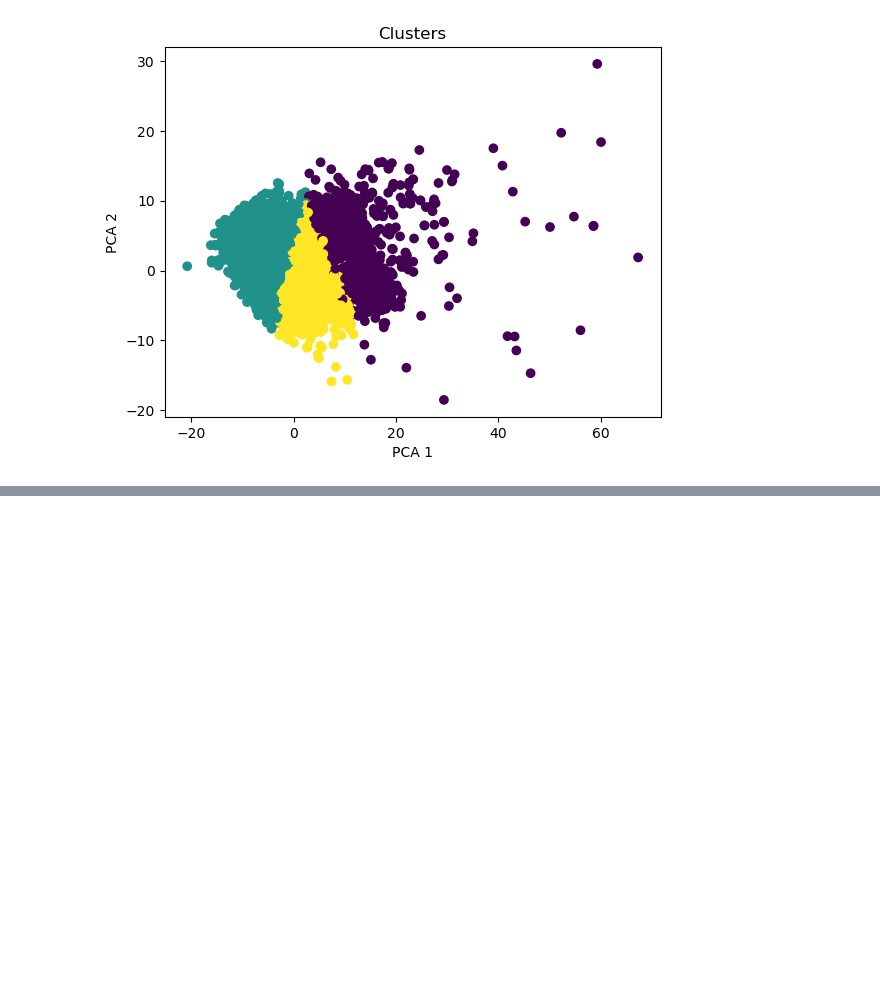
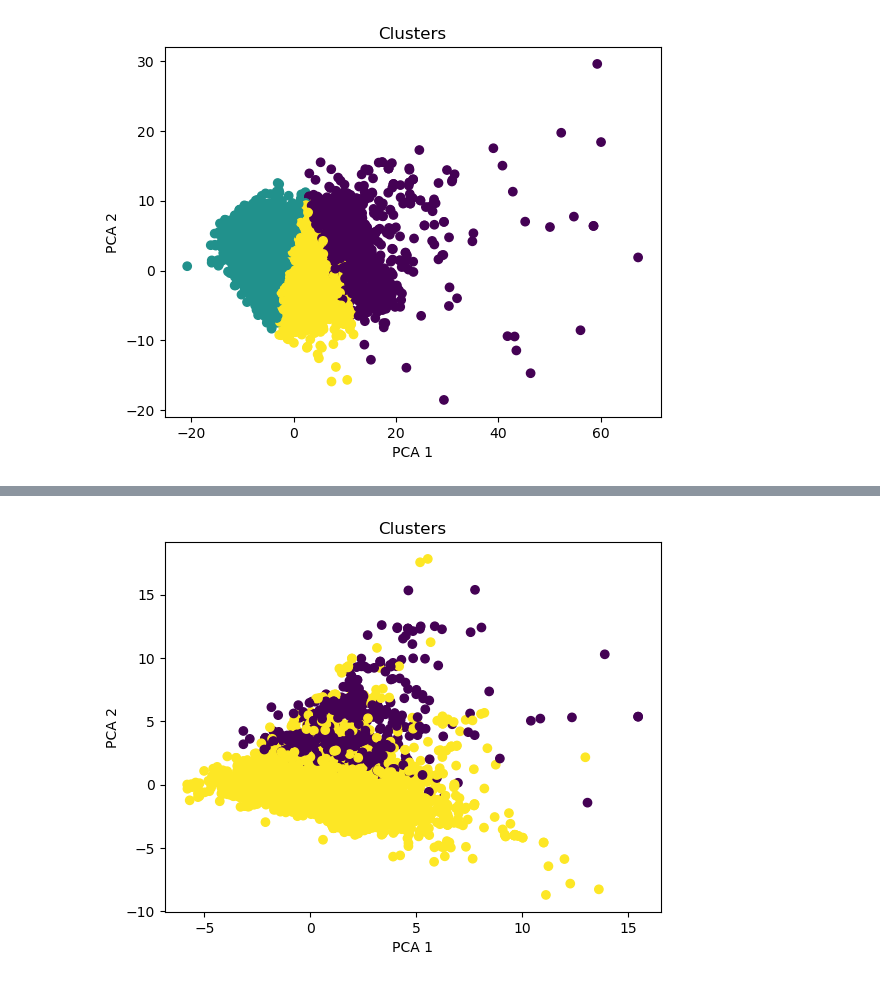
Before and after one commit to BrunoAGSa/Extra-o_Work, a Jupyter notebook: Trabalho parte 2/cyp2c9/trabalho 2.ipynb, the cells around one changed output, grey strips where cells are left out. Saved outputs shown, nothing was run; the diff lists cells and outputs as text; code cells hidden in the pictures; blank space fills up the shorter version.

```diff
--- a/Trabalho parte 2/cyp2c9/trabalho 2.ipynb
+++ b/Trabalho parte 2/cyp2c9/trabalho 2.ipynb
@@ -722,0 +797,3 @@ plt.show()
+# %%
+df_3 = df_1.drop(df_1.iloc[:, :123], axis=1)
+df_3
@@ -722,0 +814,4 @@ plt.show()
+# %%
+scaler = StandardScaler()
+df_scaled = scaler.fit_transform(df_3)
+df_scaled
@@ -722,0 +832,4 @@ plt.show()
+# %%
+pca = PCA(n_components=2)
+df_pca = pca.fit_transform(df_scaled)
+df_pca
@@ -722,0 +844,12 @@ plt.show()
+# %%
+kmeans = KMeans(n_clusters=2, random_state=50) #PODEMOS DEFENIR O NÚMERO DE CLUSTERS?? PARECE QUE HÁ 2 OU 3!!
+kmeans.fit(df_scaled)
+clusters = kmeans.predict(df_scaled)
+# %%
+plt.scatter(df_pca[:,0], df_pca[:,1], c=clusters, cmap='viridis')
+plt.xlabel('PCA 1')
+plt.ylabel('PCA 2')
+plt.title('Clusters')
+plt.show()
+# %% [output]
+[figure, added]
```
Also changed, not shown: parts of 13 cells of this notebook.
